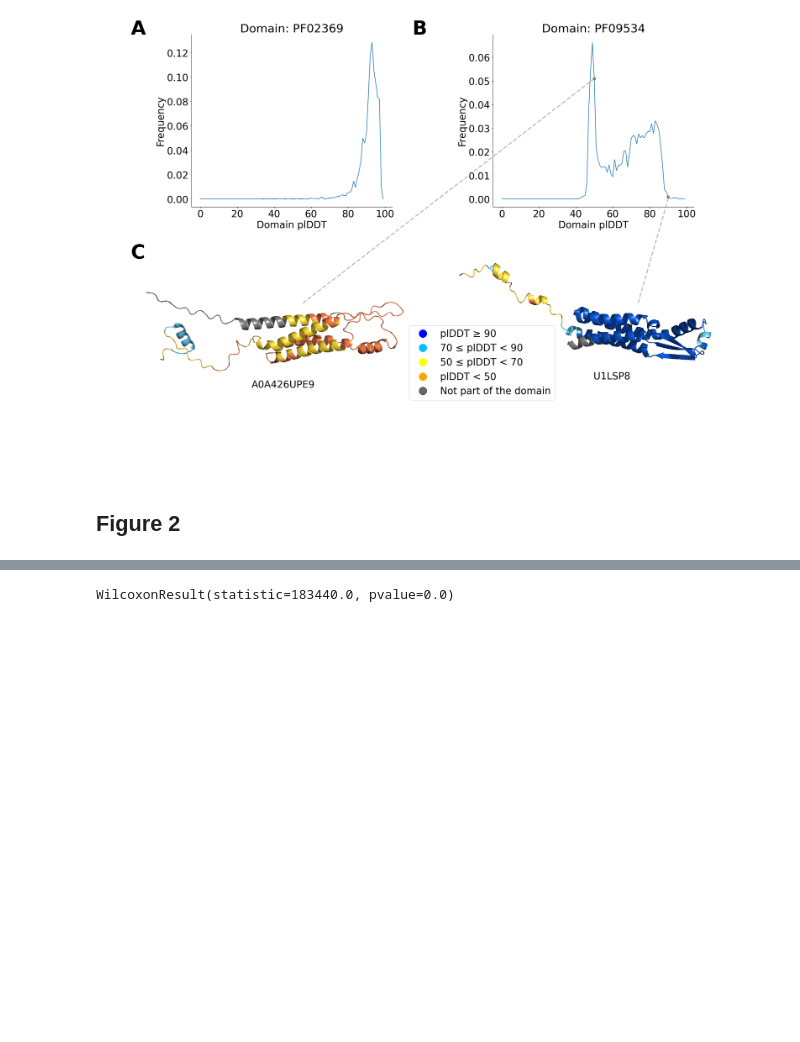
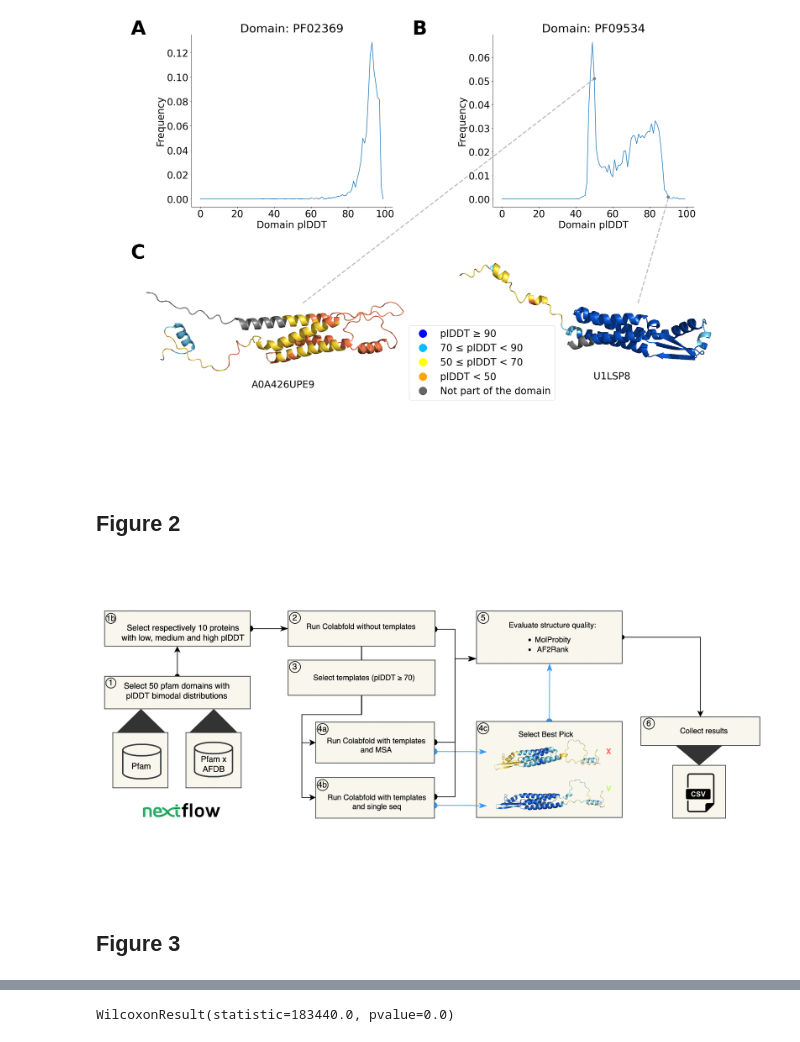
Before and after one commit to FranceCosta/AF2Fix, a Jupyter notebook: generate_figures.ipynb, the cells around one changed output, grey strips where cells are left out. Cells and saved outputs as stored; diff of their text form; code cells hidden in the pictures; blank space fills up the shorter version.

```diff
--- a/generate_figures.ipynb
+++ b/generate_figures.ipynb
@@ -302,3 +302,22 @@ plt.show()
 [figure]
 # %% [markdown]
 ## Figure 2
+# %%
+fig, ax = plt.subplots(1,1, figsize=[20,10])
+
+
+#
+ax.axis("off")
+ax.axis("off")
+
+arr_img = plt.imread(os.path.join(DATA_DIR, "workflow.png"))
+im = OffsetImage(arr_img, zoom=.29)
+ab = AnnotationBbox(im, xy=(0, 0), xybox=(-.15, -.15), box_alignment=(0, -0.3), bboxprops=dict(color="white"))
+ax.add_artist(ab)
+ax.set_zorder(0)
+
+plt.savefig(os.path.join(FIGURES_DIR, 'figure2.png'), dpi=120,  transparent=False, bbox_inches='tight')
+# %% [output]
+[figure, added]
+# %% [markdown]
+## Figure 3
```
Also changed, not shown: parts of 11 cells of this notebook, 6 other files.
